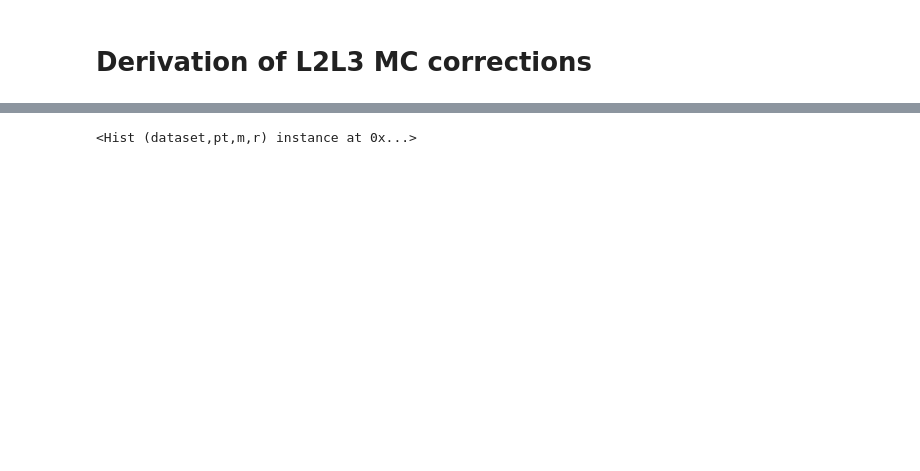
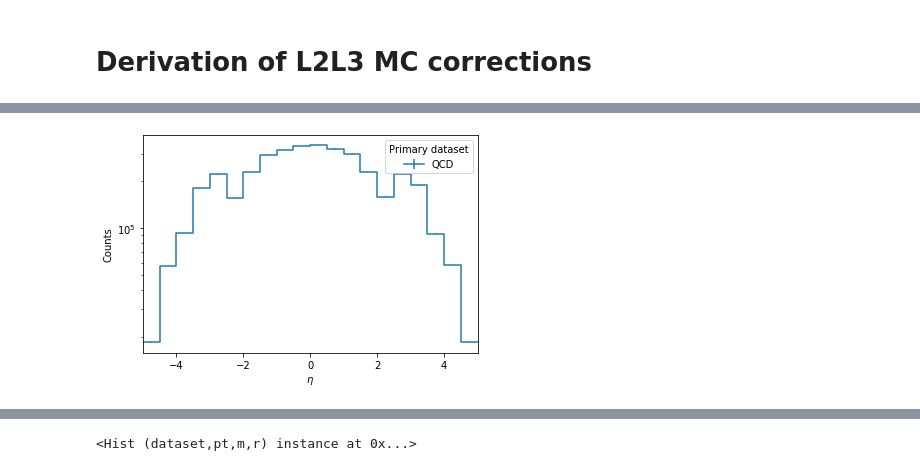
Before and after one commit to nsmith-/CoffeaJERC, a Jupyter notebook: genL2L3.ipynb, the cells around one changed output, grey strips where cells are left out. Cells and saved outputs as stored; diff of their text form; code cells hidden in the pictures; blank space fills up the shorter version.

```diff
--- a/genL2L3.ipynb
+++ b/genL2L3.ipynb
@@ -159,3 +161,12 @@ fig, ax, _ = plot.plot1d(output['eta'], overlay='dataset')
+# %%
+fig, ax = hist.plotgrid(output['eta'], overlay="dataset", stack=False
+                                 )
+plt.yscale("log")
+for iax in ax.flatten():
+    iax.autoscale(axis='y')
+fig.show()
+# %% [output]
+[figure, added]
 # %%
 
 
```
Also changed, not shown: parts of 10 cells of this notebook.
